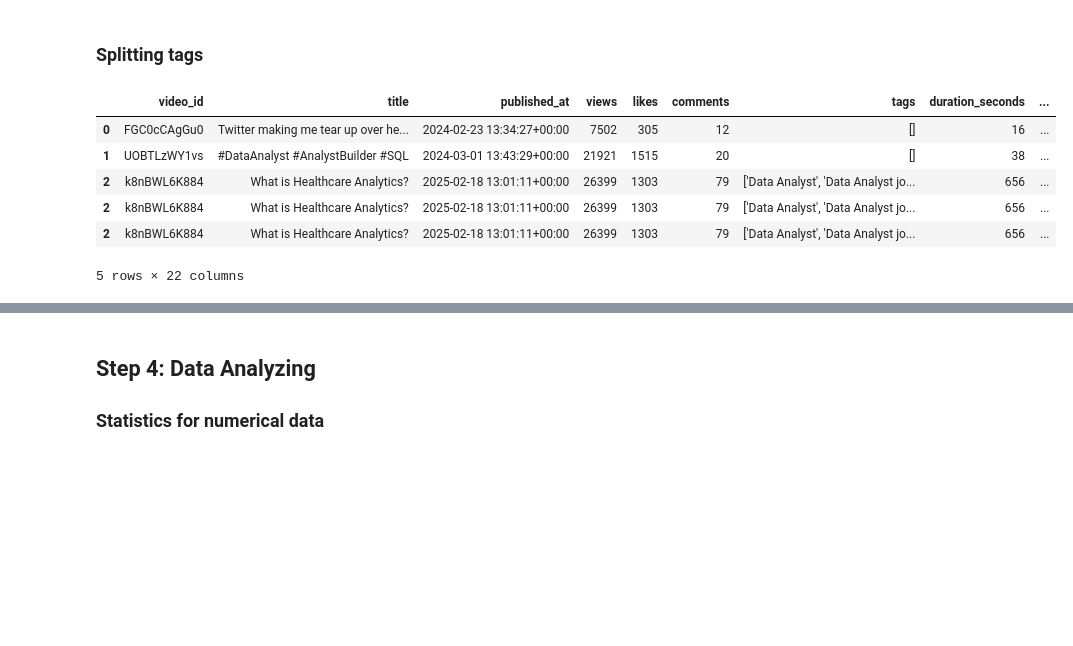
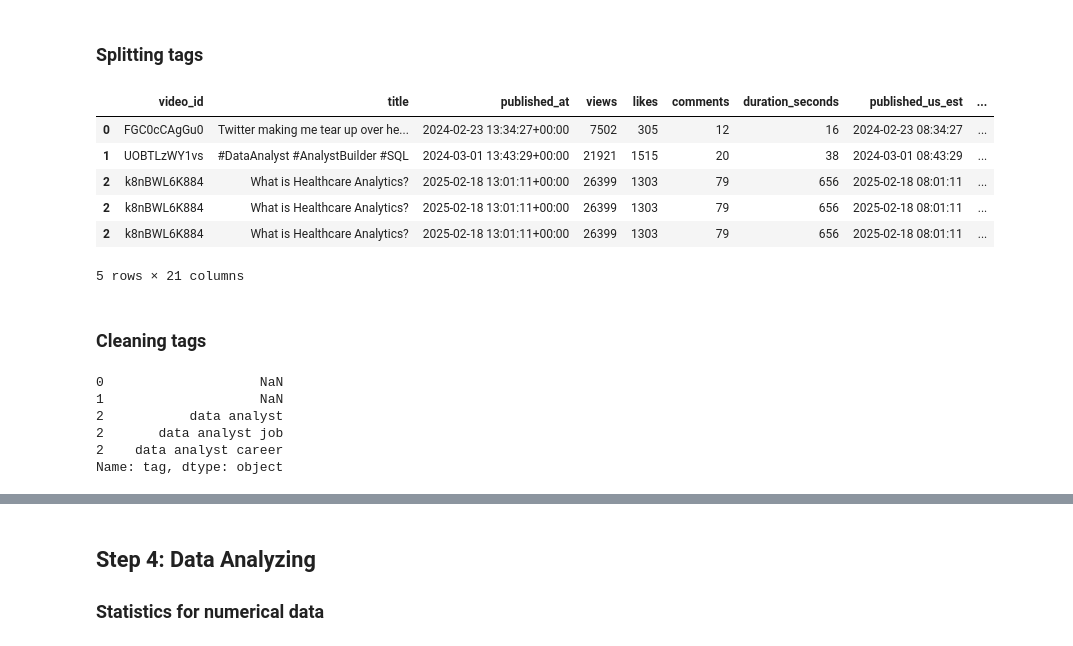
Before and after one commit to LiLuo086/alex-the-analyst-youtube-analysis, a Jupyter notebook: eda.ipynb, the cells around one changed output, grey strips where cells are left out. Saved outputs shown, nothing was run; the diff lists cells and outputs as text; code cells hidden in the pictures; blank space fills up the shorter version.

```diff
--- a/eda.ipynb
+++ b/eda.ipynb
@@ -66,8 +68,8 @@ df['likes_per_day'] = np.ceil(df['likes']/df['days_since_publish'])
 # %%
 # Label duration buckets
 df['duration_bucket'] = pd.cut(df['duration_seconds'],
-    bins=[0, 600, 1800, 3600, 100000],
-    labels=['Short', 'Medium', 'Long', 'Very Long']
+    bins=[0, 600, 1800, 3600,7200, 100000],
+    labels=['Short', 'Medium', 'Long', 'Very Long', 'Super Long']
 )
 # %%
 df.head() # Check normalized data
@@ -84,17 +86,17 @@ df.head() # Check normalized data
 # %%
 # Step 1: Clean and parse the tags_array into actual lists
 df['tags_clean'] = df['tags'].apply(lambda x: list(ast.literal_eval(x.lower())))
 
 # Step 2: Explode into multiple rows
 df_tags = df.explode('tags_clean').rename(columns={'tags_clean': 'tag'})
-
+df_tags = df_tags.drop('tags', axis=1) # drop columns 'tags' in df_tags
 
 df_tags.head() # Check data frame of tags
 # %% [output]
-|  | video_id | title | published_at | views | likes | comments | tags | duration_seconds | ... |
-| 0 | FGC0cCAgGu0 | Twitter making me tear up over he... | 2024-02-23 13:34:27+00:00 | 7502 | 305 | 12 | [] | 16 | ... |
-| 1 | UOBTLzWY1vs | #DataAnalyst #AnalystBuilder #SQL | 2024-03-01 13:43:29+00:00 | 21921 | 1515 | 20 | [] | 38 | ... |
-| 2 | k8nBWL6K884 | What is Healthcare Analytics? | 2025-02-18 13:01:11+00:00 | 26399 | 1303 | 79 | ['Data Analyst', 'Data Analyst jo... | 656 | ... |
-| 2 | k8nBWL6K884 | What is Healthcare Analytics? | 2025-02-18 13:01:11+00:00 | 26399 | 1303 | 79 | ['Data Analyst', 'Data Analyst jo... | 656 | ... |
-| 2 | k8nBWL6K884 | What is Healthcare Analytics? | 2025-02-18 13:01:11+00:00 | 26399 | 1303 | 79 | ['Data Analyst', 'Data Analyst jo... | 656 | ... |
+|  | video_id | title | published_at | views | likes | comments | duration_seconds | published_us_est | ... |
+| 0 | FGC0cCAgGu0 | Twitter making me tear up over he... | 2024-02-23 13:34:27+00:00 | 7502 | 305 | 12 | 16 | 2024-02-23 08:34:27 | ... |
+| 1 | UOBTLzWY1vs | #DataAnalyst #AnalystBuilder #SQL | 2024-03-01 13:43:29+00:00 | 21921 | 1515 | 20 | 38 | 2024-03-01 08:43:29 | ... |
+| 2 | k8nBWL6K884 | What is Healthcare Analytics? | 2025-02-18 13:01:11+00:00 | 26399 | 1303 | 79 | 656 | 2025-02-18 08:01:11 | ... |
+| 2 | k8nBWL6K884 | What is Healthcare Analytics? | 2025-02-18 13:01:11+00:00 | 26399 | 1303 | 79 | 656 | 2025-02-18 08:01:11 | ... |
+| 2 | k8nBWL6K884 | What is Healthcare Analytics? | 2025-02-18 13:01:11+00:00 | 26399 | 1303 | 79 | 656 | 2025-02-18 08:01:11 | ... |
-5 rows × 22 columns
+5 rows × 21 columns
@@ -100,0 +107,11 @@ df_tags.head() # Check data frame of tags
+# %% [markdown]
+### Cleaning tags
+# %%
+df_tags['tag'].head()
+# %% [output]
+0                    NaN
+1                    NaN
+2           data analyst
+2       data analyst job
+2    data analyst career
+Name: tag, dtype: object
```
Also changed, not shown: parts of 10 cells of this notebook, 1 other file.
